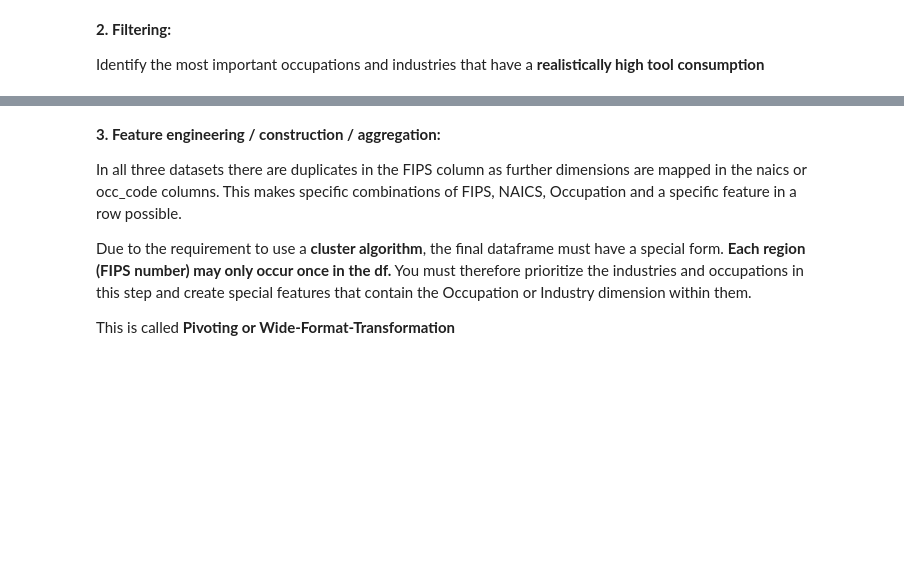
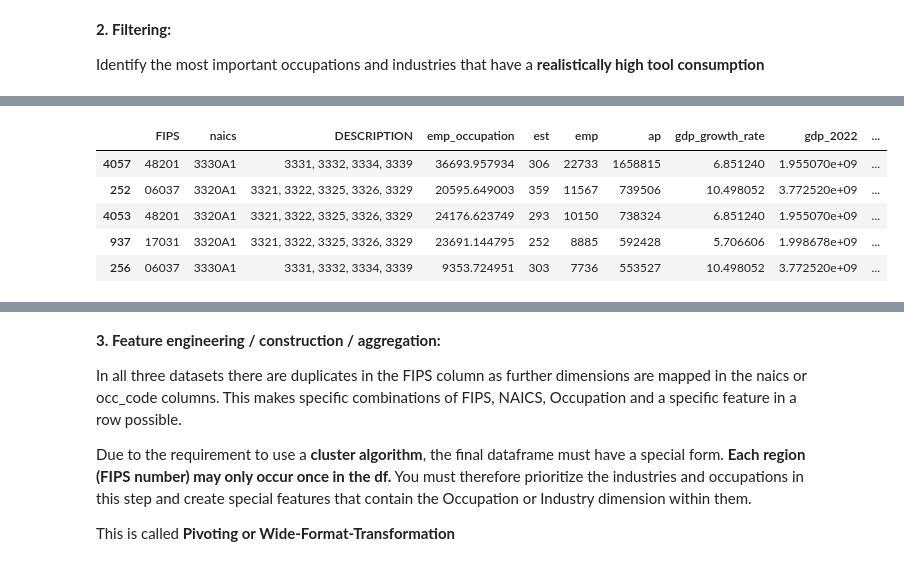
Before and after one commit to dkkdark/Data-Driven-Modeling-WS24-25, a Jupyter notebook: notebooks/data_preparation.ipynb, the cells around one changed output, grey strips where cells are left out. Cells and saved outputs as stored; diff of their text form; code cells hidden in the pictures; blank space fills up the shorter version.

```diff
--- a/notebooks/data_preparation.ipynb
+++ b/notebooks/data_preparation.ipynb
@@ -303,0 +343,18 @@ Identify the most important occupations and industries that have a **realistical
+# %%
+df_final['weighted_score'] = (
+    df_final['emp_occupation_scaled'] * emp_occ_weight +
+    df_final['gdp_growth_rate_scaled'] * gdp_growth_weight +
+    df_final['gdp_2022_scaled'] * gdp_weight
+)
+
+df_final['ranking'] = df_final['weighted_score'].rank(ascending=False, method='min').astype(int)
+
+df_final = df_final.sort_values(by='ranking')
+df_final.head()
+# %% [output]
+|  | FIPS | naics | DESCRIPTION | emp_occupation | est | emp | ap | gdp_growth_rate | gdp_2022 | ... |
+| 4057 | 48201 | 3330A1 | 3331, 3332, 3334, 3339 | 36693.957934 | 306 | 22733 | 1658815 | 6.851240 | 1.955070e+09 | ... |
+| 252 | 06037 | 3320A1 | 3321, 3322, 3325, 3326, 3329 | 20595.649003 | 359 | 11567 | 739506 | 10.498052 | 3.772520e+09 | ... |
+| 4053 | 48201 | 3320A1 | 3321, 3322, 3325, 3326, 3329 | 24176.623749 | 293 | 10150 | 738324 | 6.851240 | 1.955070e+09 | ... |
+| 937 | 17031 | 3320A1 | 3321, 3322, 3325, 3326, 3329 | 23691.144795 | 252 | 8885 | 592428 | 5.706606 | 1.998678e+09 | ... |
+| 256 | 06037 | 3330A1 | 3331, 3332, 3334, 3339 | 9353.724951 | 303 | 7736 | 553527 | 10.498052 | 3.772520e+09 | ... |
```
Also changed, not shown: parts of 17 cells of this notebook.
